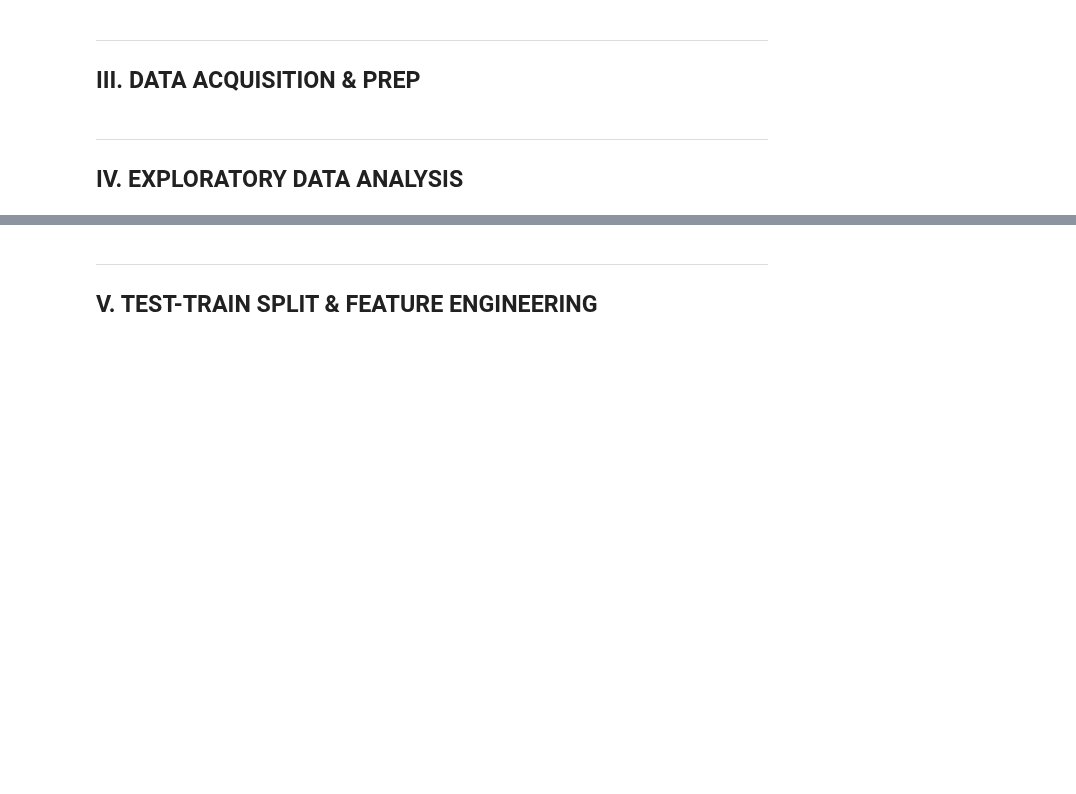
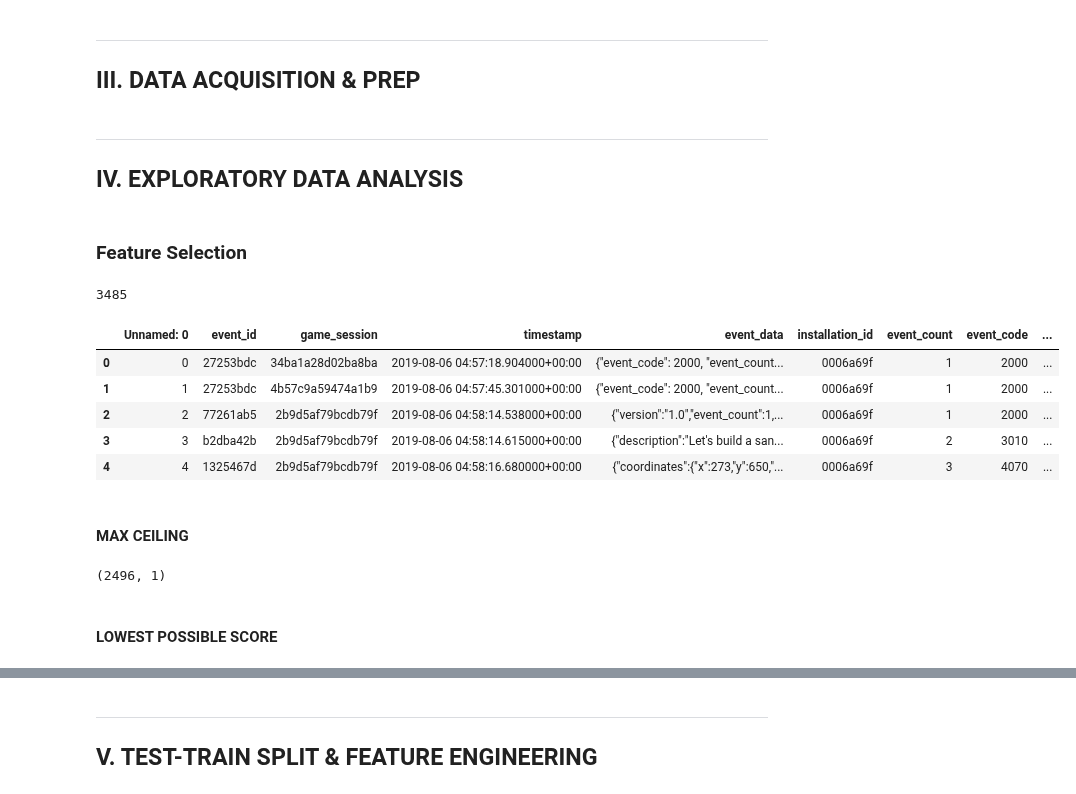
Before and after one commit to cats-in-the-hat/PBS-KIDS2, a Jupyter notebook: full_project_documentation.ipynb, the cells around one changed output, grey strips where cells are left out. Drawn from its saved outputs; the diff is of its cells as text; code cells hidden in the pictures; blank space fills up the shorter version.

```diff
--- a/full_project_documentation.ipynb
+++ b/full_project_documentation.ipynb
@@ -80,0 +79,17 @@ pd.read_csv("")
+# %% [markdown]
+### Feature Selection
+# %%
+big = pd.read_csv("train_maybe_final.csv")
+# %%
+big.installation_id.nunique()
+# %% [output]
+3485
+# %%
+big.head()
+# %% [output]
+|  | Unnamed: 0 | event_id | game_session | timestamp | event_data | installation_id | event_count | event_code | ... |
+| 0 | 0 | 27253bdc | 34ba1a28d02ba8ba | 2019-08-06 04:57:18.904000+00:00 | {"event_code": 2000, "event_count... | 0006a69f | 1 | 2000 | ... |
+| 1 | 1 | 27253bdc | 4b57c9a59474a1b9 | 2019-08-06 04:57:45.301000+00:00 | {"event_code": 2000, "event_count... | 0006a69f | 1 | 2000 | ... |
+| 2 | 2 | 77261ab5 | 2b9d5af79bcdb79f | 2019-08-06 04:58:14.538000+00:00 | {"version":"1.0","event_count":1,... | 0006a69f | 1 | 2000 | ... |
+| 3 | 3 | b2dba42b | 2b9d5af79bcdb79f | 2019-08-06 04:58:14.615000+00:00 | {"description":"Let's build a san... | 0006a69f | 2 | 3010 | ... |
+| 4 | 4 | 1325467d | 2b9d5af79bcdb79f | 2019-08-06 04:58:16.680000+00:00 | {"coordinates":{"x":273,"y":650,"... | 0006a69f | 3 | 4070 | ... |
@@ -80,0 +98,2 @@ pd.read_csv("")
+# %% [markdown]
+#### MAX CEILING
@@ -80,0 +105,6 @@ pd.read_csv("")
+# %%
+max_ceiling.shape
+# %% [output]
+(2496, 1)
+# %% [markdown]
+#### LOWEST POSSIBLE SCORE
```
Also changed, not shown: parts of 23 cells of this notebook, 1 other file.
